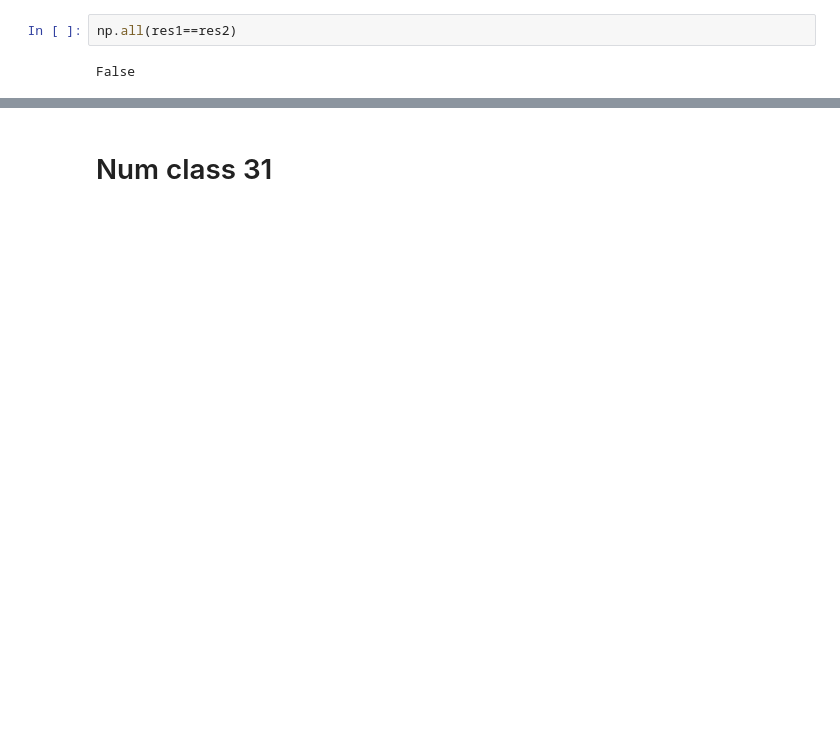
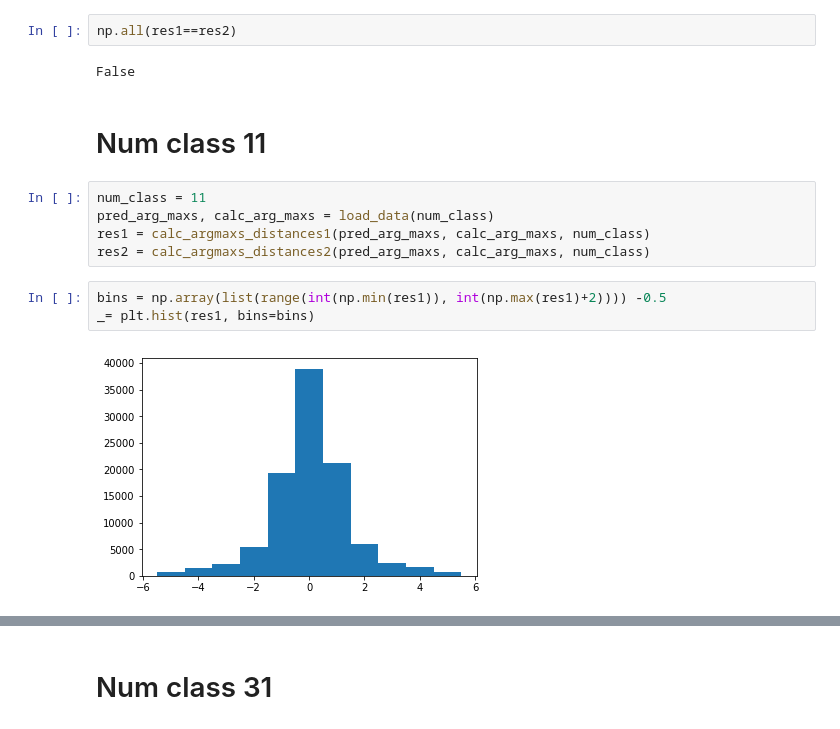
Before and after one commit to klasocha/HiggsCP, a Jupyter notebook: notebooks/Calc_min_distances_test.ipynb, the cells around one changed output, grey strips where cells are left out. Cells and saved outputs as stored; diff of their text form; blank space fills up the shorter version.

```diff
--- a/notebooks/Calc_min_distances_test.ipynb
+++ b/notebooks/Calc_min_distances_test.ipynb
@@ -105,3 +116,15 @@ _= plt.hist(min_distances, bins=bins)
 np.all(res1==res2)
 # %% [output]
 False
+# %% [markdown]
+# Num class 11
+# %%
+num_class = 11
+pred_arg_maxs, calc_arg_maxs = load_data(num_class)
+res1 = calc_argmaxs_distances1(pred_arg_maxs, calc_arg_maxs, num_class)
+res2 = calc_argmaxs_distances2(pred_arg_maxs, calc_arg_maxs, num_class)
+# %%
+bins = np.array(list(range(int(np.min(res1)), int(np.max(res1)+2)))) -0.5
+_= plt.hist(res1, bins=bins)
+# %% [output]
+[figure, added]
```
Also changed, not shown: parts of 12 cells of this notebook.
